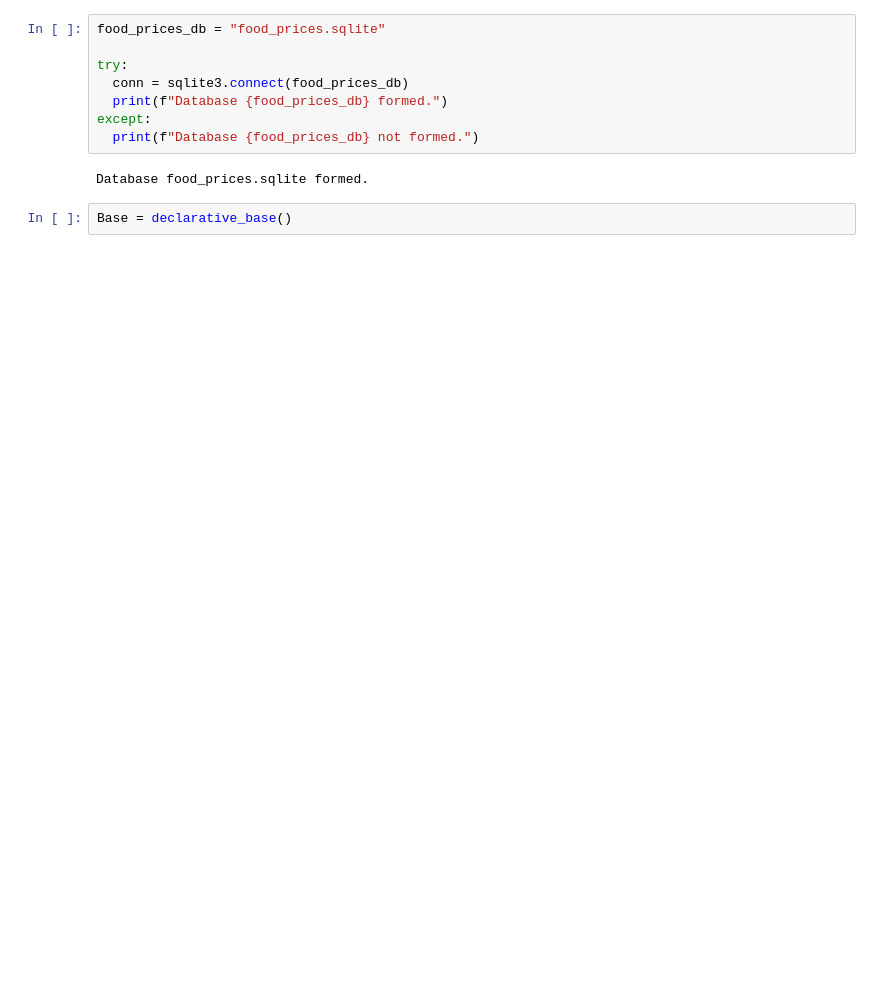
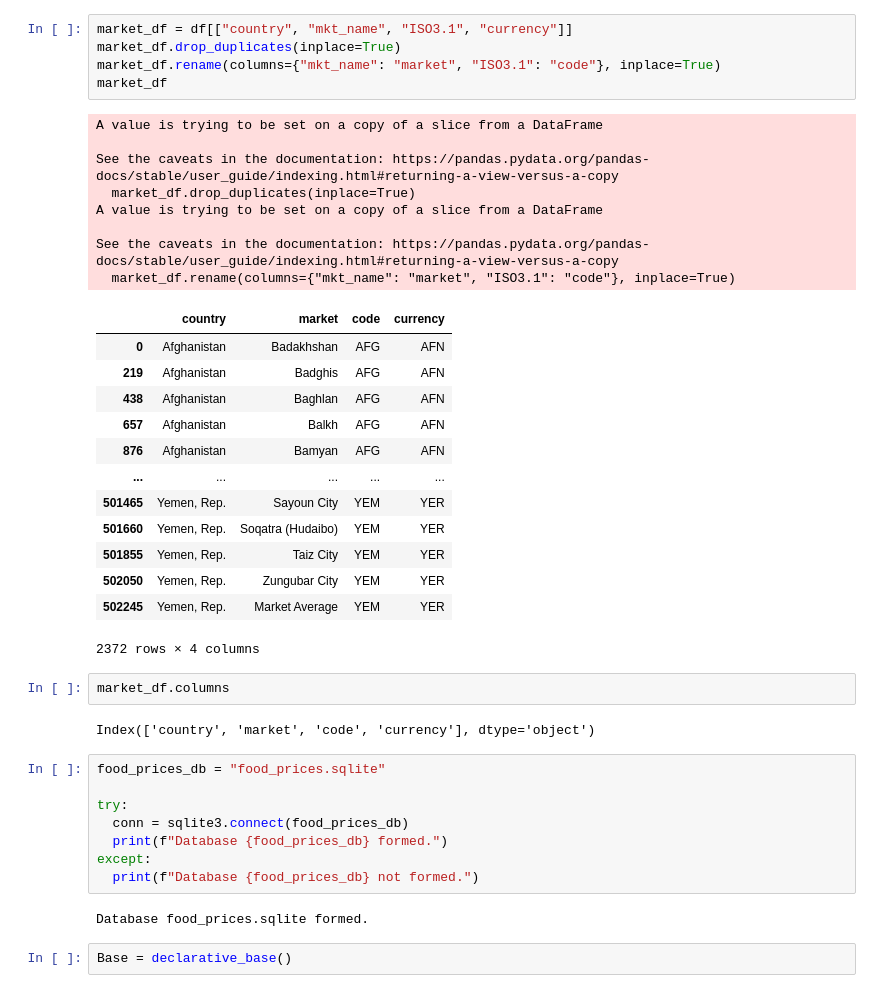
Before and after one commit to eliu14/project3_bootcamp, a Jupyter notebook: database.ipynb, the cells around one changed output. Cells and saved outputs as stored; diff of their text form; blank space fills up the shorter version.

```diff
--- a/database.ipynb
+++ b/database.ipynb
@@ -13,3 +28,34 @@ from datetime import datetime
+# %%
+market_df = df[["country", "mkt_name", "ISO3.1", "currency"]]
+market_df.drop_duplicates(inplace=True)
+market_df.rename(columns={"mkt_name": "market", "ISO3.1": "code"}, inplace=True)
+market_df
+# %% [output]
+A value is trying to be set on a copy of a slice from a DataFrame
+
+See the caveats in the documentation: https://pandas.pydata.org/pandas-docs/stable/user_guide/indexing.html#returning-a-view-versus-a-copy
+  market_df.drop_duplicates(inplace=True)
+A value is trying to be set on a copy of a slice from a DataFrame
+
+See the caveats in the documentation: https://pandas.pydata.org/pandas-docs/stable/user_guide/indexing.html#returning-a-view-versus-a-copy
+  market_df.rename(columns={"mkt_name": "market", "ISO3.1": "code"}, inplace=True)
+|  | country | market | code | currency |
+| 0 | Afghanistan | Badakhshan | AFG | AFN |
+| 219 | Afghanistan | Badghis | AFG | AFN |
+| 438 | Afghanistan | Baghlan | AFG | AFN |
+| 657 | Afghanistan | Balkh | AFG | AFN |
+| 876 | Afghanistan | Bamyan | AFG | AFN |
+| ... | ... | ... | ... | ... |
+| 501465 | Yemen, Rep. | Sayoun City | YEM | YER |
+| 501660 | Yemen, Rep. | Soqatra (Hudaibo) | YEM | YER |
+| 501855 | Yemen, Rep. | Taiz City | YEM | YER |
+| 502050 | Yemen, Rep. | Zungubar City | YEM | YER |
+| 502245 | Yemen, Rep. | Market Average | YEM | YER |
+2372 rows × 4 columns
+# %%
+market_df.columns
+# %% [output]
+Index(['country', 'market', 'code', 'currency'], dtype='object')
 # %%
 food_prices_db = "food_prices.sqlite"
 
```
Also changed, not shown: parts of 12 cells of this notebook, 1 other file.
